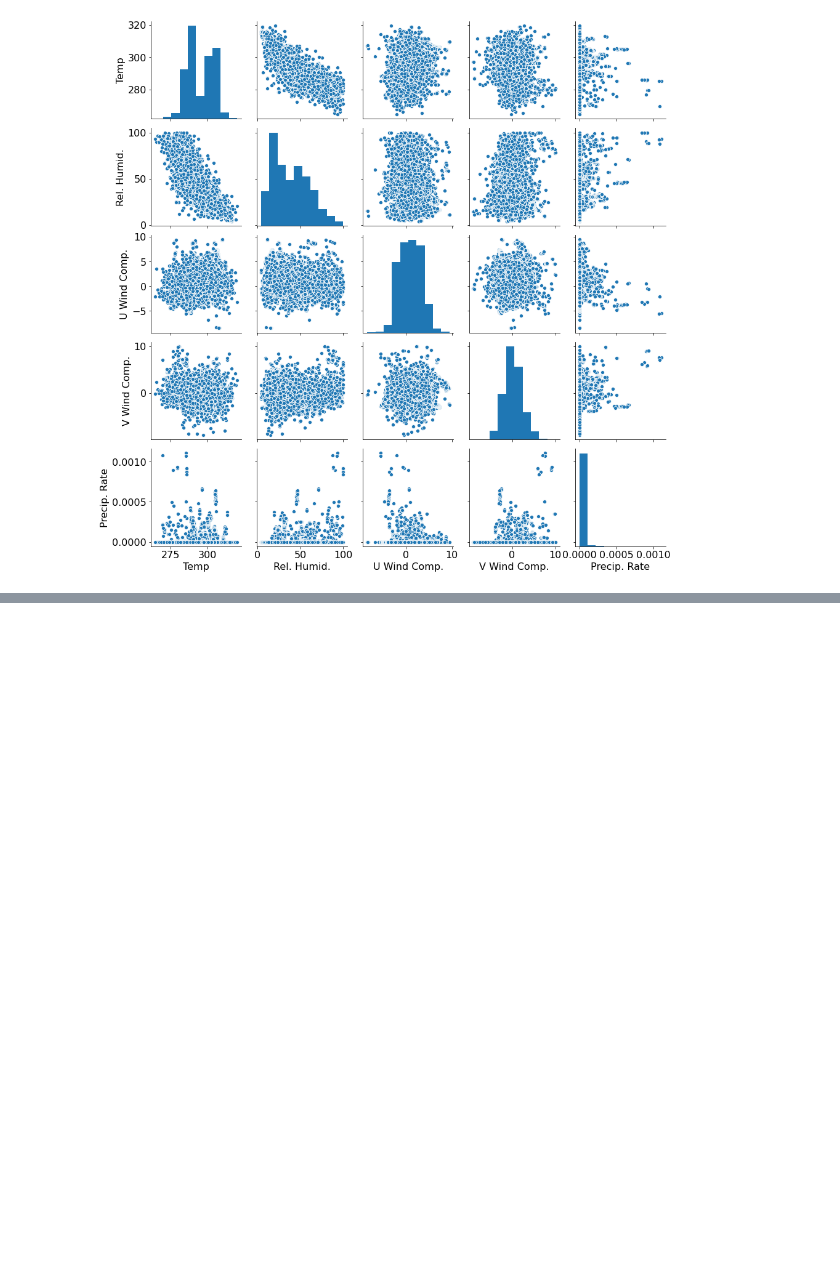
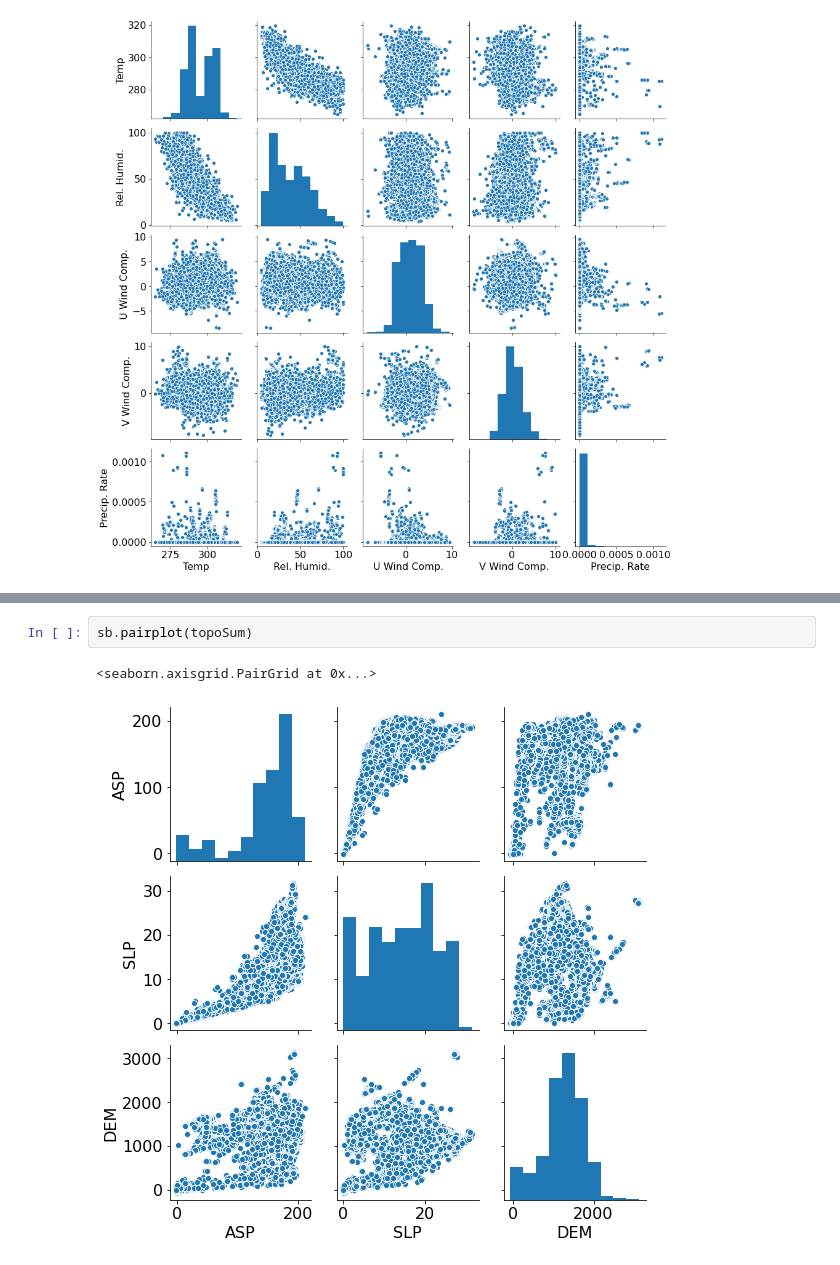
Before and after one commit to anantsimran/california-wildfires, a Jupyter notebook: Data Exploration.ipynb, the cells around one changed output, grey strips where cells are left out. Saved outputs shown, nothing was run; the diff lists cells and outputs as text; blank space fills up the shorter version.

```diff
--- a/Data Exploration.ipynb
+++ b/Data Exploration.ipynb
@@ -281,0 +346,5 @@ plt.show()
+# %%
+sb.pairplot(topoSum)
+# %% [output]
+<seaborn.axisgrid.PairGrid at 0x...>
+[figure, added]
```
Also changed, not shown: parts of 11 cells of this notebook.
